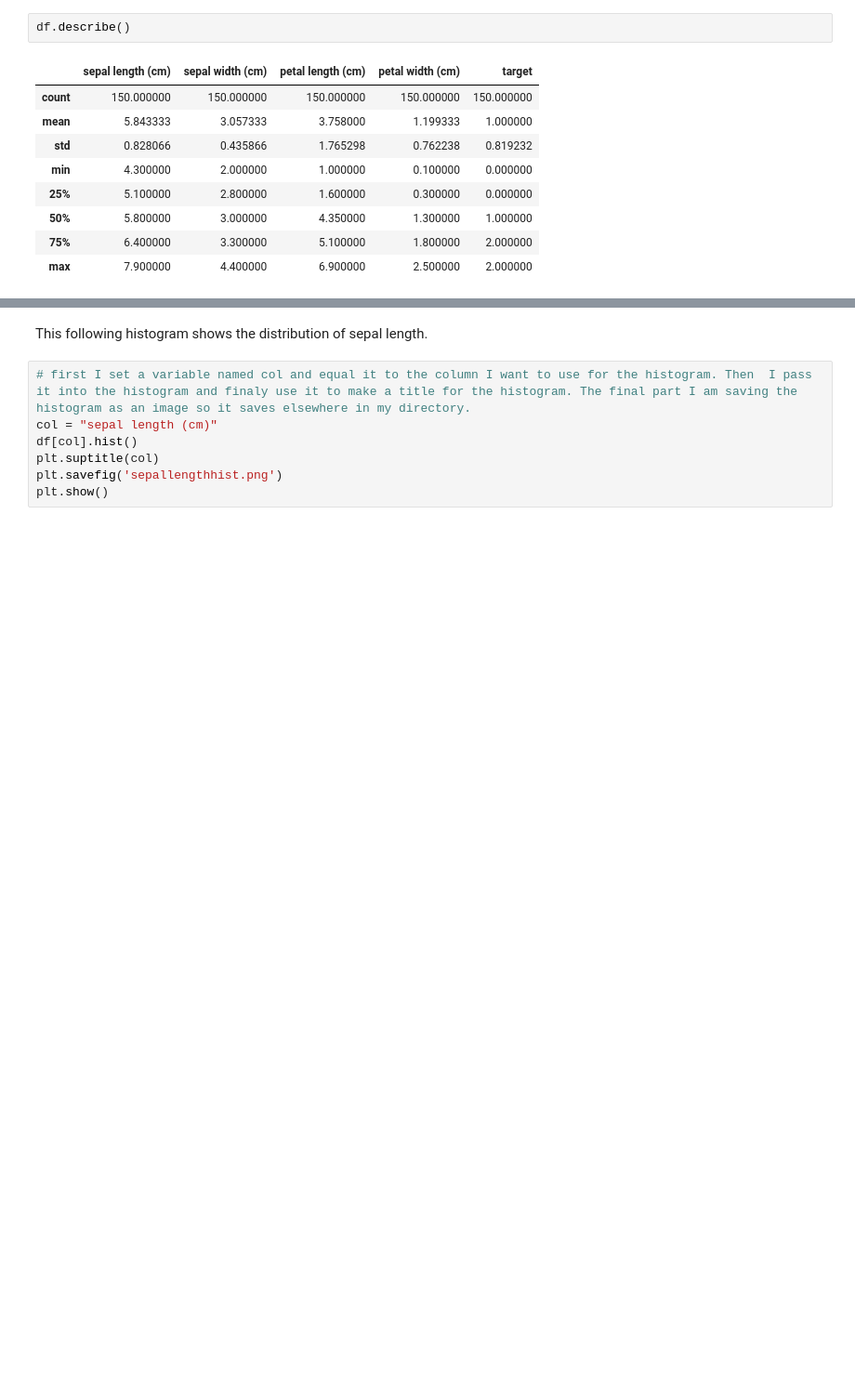
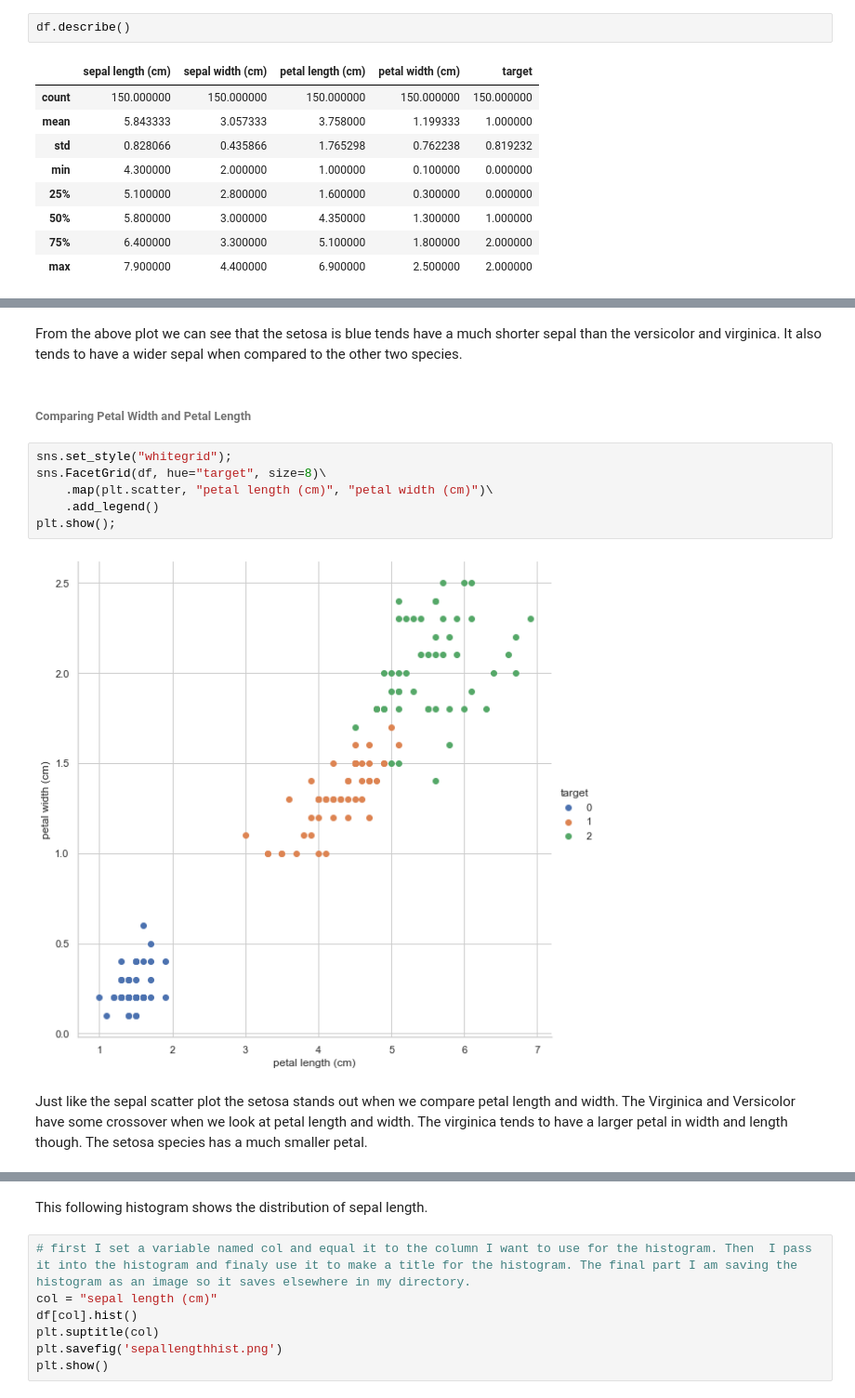
Before and after one commit to john-cashman/Pands-Project2021, a Jupyter notebook: Setup.ipynb, the cells around one changed output, grey strips where cells are left out. Shown at 93% size. Drawn from its saved outputs; the diff is of its cells as text; blank space fills up the shorter version.

```diff
--- a/Setup.ipynb
+++ b/Setup.ipynb
@@ -136,0 +141,14 @@ plt.show
+# %% [markdown]
+From the above plot we can see that the setosa is blue tends have a much shorter sepal than the versicolor and virginica. It also tends to have a wider sepal when compared to the other two species.
+# %% [markdown]
+###### Comparing Petal Width and Petal Length
+# %%
+sns.set_style("whitegrid");
+sns.FacetGrid(df, hue="target", size=8)\
+    .map(plt.scatter, "petal length (cm)", "petal width (cm)")\
+    .add_legend()
+plt.show();
+# %% [output]
+[figure, added]
+# %% [markdown]
+Just like the sepal scatter plot the setosa stands out when we compare petal length and width. The Virginica and Versicolor have some crossover when we look at petal length and width. The virginica tends to have a larger petal in width and length though. The setosa species has a much smaller petal.
```
Also changed, not shown: parts of 46 cells of this notebook.
